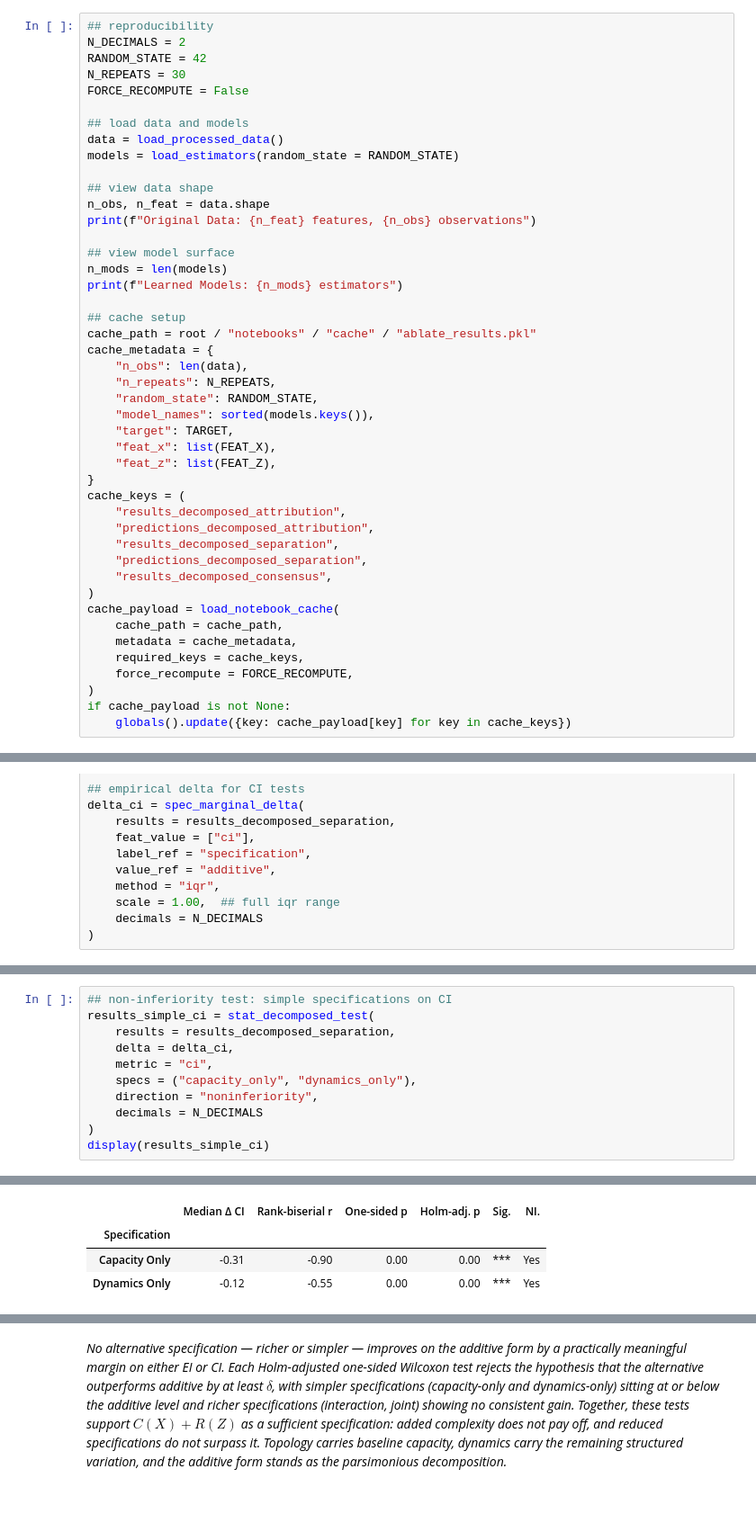
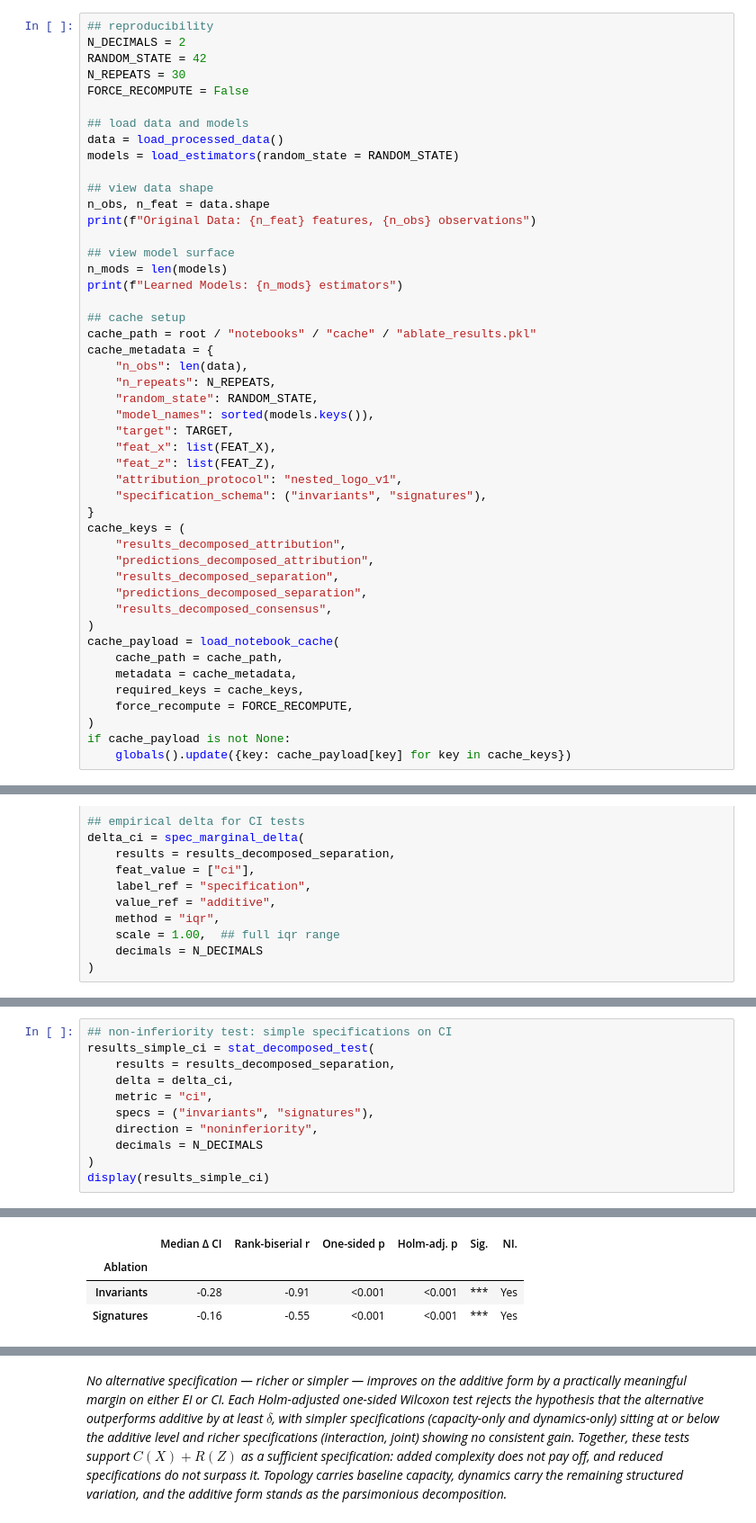
Before and after one commit to nickkunz/network-capacity, a Jupyter notebook: notebooks/ablate.ipynb, the cells around one changed output, grey strips where cells are left out. Shown at 90% size. Saved outputs shown, nothing was run; the diff lists cells and outputs as text.

```diff
--- a/notebooks/ablate.ipynb
+++ b/notebooks/ablate.ipynb
@@ -74,6 +74,8 @@ cache_metadata = {
     "target": TARGET,
     "feat_x": list(FEAT_X),
     "feat_z": list(FEAT_Z),
+    "attribution_protocol": "nested_logo_v1",
+    "specification_schema": ("invariants", "signatures"),
 }
 cache_keys = (
     "results_decomposed_attribution",
@@ -327,7 +329,7 @@ results_simple_ci = stat_decomposed_test(
     results = results_decomposed_separation,
     delta = delta_ci,
     metric = "ci",
-    specs = ("capacity_only", "dynamics_only"),
+    specs = ("invariants", "signatures"),
     direction = "noninferiority",
     decimals = N_DECIMALS
 )
@@ -337,13 +339,13 @@ Paired Non-Inferiority Test (Wilcoxon Signed-Rank): n = 45, δ = 0.2, metric = C
 H₀: Δ CI ≥ δ
 H₁: Δ CI < δ
 NI.: Yes if Holm-adj. p < 0.05 and Median Δ CI < δ
 Median Δ CI: Median of paired differences (Test - Original)
 Rank-biserial r: Raw paired effect size, positive values indicate specification > additive
 One-sided p: Wilcoxon signed-rank p-value for H₁
 Holm-adj. p: Holm-Bonferroni adjusted one-sided p-value
 Significance codes reflect Holm-adj. p
 *** p < 0.001, ** p < 0.01, * p < 0.05
 |  | Median Δ CI | Rank-biserial r | One-sided p | Holm-adj. p | Sig. | NI. |
-| Specification |  |  |  |  |  |  |
-| Capacity Only | -0.31 | -0.90 | 0.00 | 0.00 | *** | Yes |
-| Dynamics Only | -0.12 | -0.55 | 0.00 | 0.00 | *** | Yes |
+| Ablation |  |  |  |  |  |  |
+| Invariants | -0.28 | -0.91 | <0.001 | <0.001 | *** | Yes |
+| Signatures | -0.16 | -0.55 | <0.001 | <0.001 | *** | Yes |
```
Also changed, not shown: parts of 10 cells of this notebook, 5 other files.
